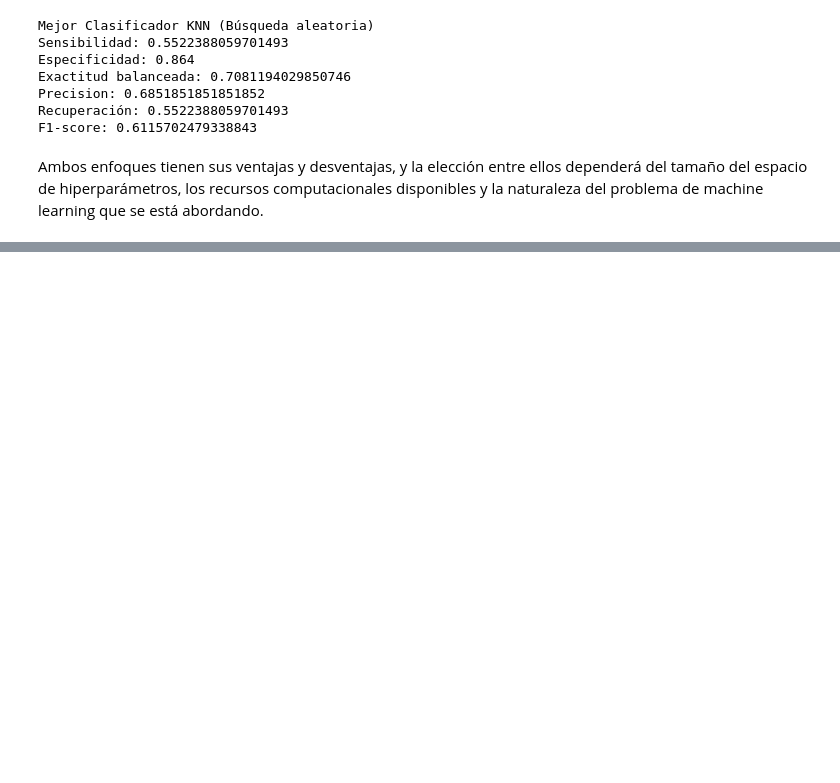
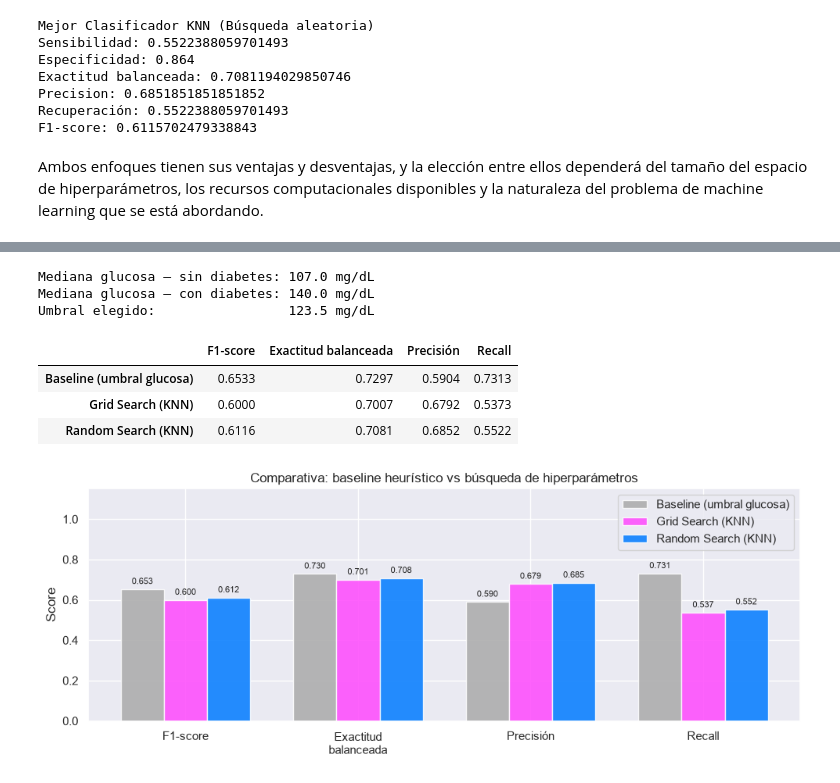
Before and after one commit to FIUBA-Posgrado-Inteligencia-Artificial/aprMaqI_CEIA, a Jupyter notebook: clase2/jupyter_notebooks/3 - Hiper-parametros.ipynb, the cells around one changed output, grey strips where cells are left out. Cells and saved outputs as stored; diff of their text form; code cells hidden in the pictures; blank space fills up the shorter version.

```diff
--- a/clase2/jupyter_notebooks/3 - Hiper-parametros.ipynb
+++ b/clase2/jupyter_notebooks/3 - Hiper-parametros.ipynb
@@ -214,0 +230,66 @@ Ambos enfoques tienen sus ventajas y desventajas, y la elección entre ellos dep
+# %%
+from sklearn.metrics import balanced_accuracy_score
+
+# Baseline: umbral de glucosa (columna 1 en X)
+glucosa_sin_diabetes = pima_df.loc[pima_df["diabetes"] == 0, "glucosa"]
+glucosa_con_diabetes = pima_df.loc[pima_df["diabetes"] == 1, "glucosa"]
+
+umbral_glucosa = (glucosa_sin_diabetes.median() + glucosa_con_diabetes.median()) / 2
+
+print(f"Mediana glucosa — sin diabetes: {glucosa_sin_diabetes.median():.1f} mg/dL")
+print(f"Mediana glucosa — con diabetes: {glucosa_con_diabetes.median():.1f} mg/dL")
+print(f"Umbral elegido:                 {umbral_glucosa:.1f} mg/dL")
+
+y_pred_baseline = (X_test[:, 1] > umbral_glucosa).astype(int)
+# %% [output]
+Mediana glucosa — sin diabetes: 107.0 mg/dL
+Mediana glucosa — con diabetes: 140.0 mg/dL
+Umbral elegido:                 123.5 mg/dL
+# %%
+y_pred_grid   = best_knn_grid.predict(X_test)
+y_pred_random = best_knn_grid_random.predict(X_test)
+
+modelos = ["Baseline (umbral glucosa)", "Grid Search (KNN)", "Random Search (KNN)"]
+preds   = [y_pred_baseline, y_pred_grid, y_pred_random]
+
+df_cmp = pd.DataFrame({
+    "F1-score": [f1_score(y_test, yp, zero_division=0) for yp in preds],
+    "Exactitud balanceada": [balanced_accuracy_score(y_test, yp) for yp in preds],
+    "Precisión": [precision_score(y_test, yp, zero_division=0) for yp in preds],
+    "Recall": [recall_score(y_test, yp, zero_division=0) for yp in preds],
+}, index=modelos)
+
+df_cmp.round(4)
+# %% [output]
+|  | F1-score | Exactitud balanceada | Precisión | Recall |
+| Baseline (umbral glucosa) | 0.6533 | 0.7297 | 0.5904 | 0.7313 |
+| Grid Search (KNN) | 0.6000 | 0.7007 | 0.6792 | 0.5373 |
+| Random Search (KNN) | 0.6116 | 0.7081 | 0.6852 | 0.5522 |
+# %%
+colores = ["#aaaaaa", "#ff48fd", "#007aff"]
+metric_labels = ["F1-score", "Exactitud\nbalanceada", "Precisión", "Recall"]
+x = np.arange(len(metric_labels))
+width = 0.25
+
+fig, ax = plt.subplots(figsize=(10, 4))
+for i, (modelo, color) in enumerate(zip(modelos, colores)):
+    bars = ax.bar(
+        x + (i - 1) * width,
+        df_cmp.iloc[i],
+        width,
+        label=modelo.replace("\n", " "),
+        color=color,
+        alpha=0.85,
+    )
+    ax.bar_label(bars, fmt="%.3f", padding=3, fontsize=8)
+
+ax.set_ylim(0, 1.15)
+ax.set_xticks(x)
+ax.set_xticklabels(metric_labels)
+ax.set_ylabel("Score")
+ax.set_title("Comparativa: baseline heurístico vs búsqueda de hiperparámetros")
+ax.legend()
+plt.tight_layout()
+plt.show()
+# %% [output]
+[figure, added]
```
Also changed, not shown: parts of 13 cells of this notebook, 5 other files.
